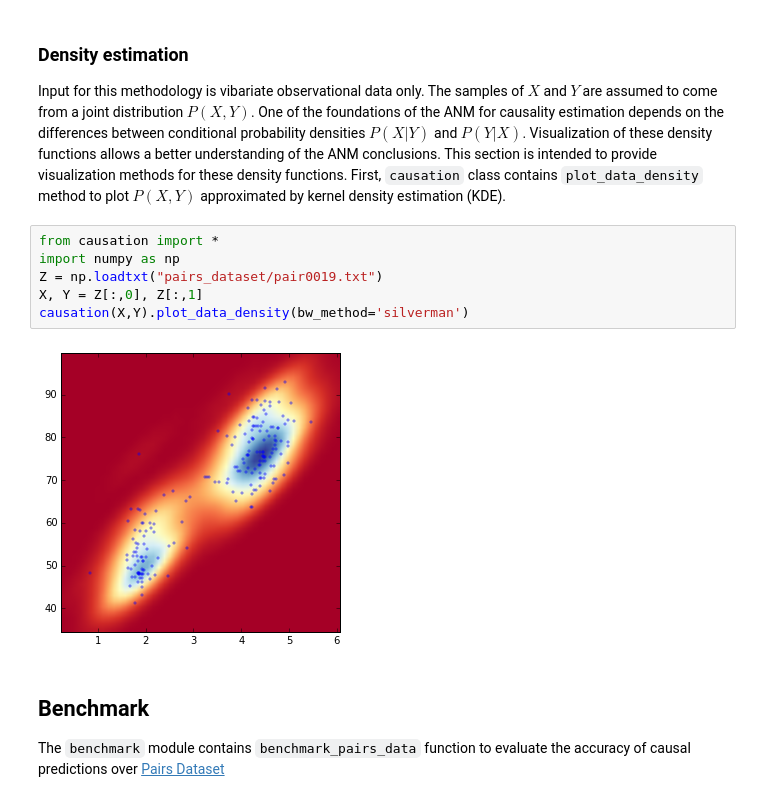
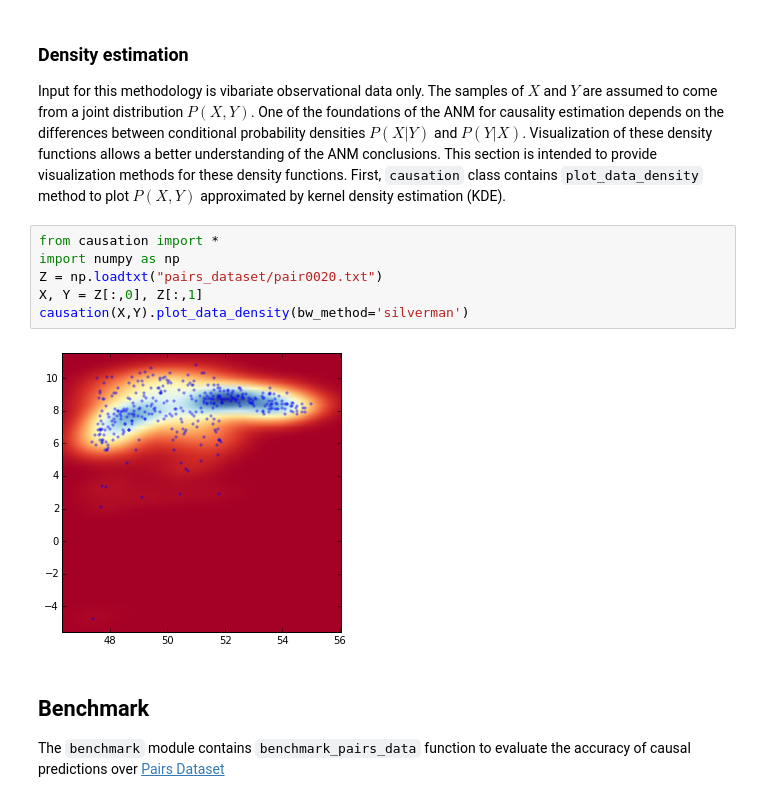
Before and after one commit to Suggestic/causation_engine, a Jupyter notebook: causationnb.ipynb, the cells around one changed output. Saved outputs shown, nothing was run; the diff lists cells and outputs as text.

```diff
--- a/causationnb.ipynb
+++ b/causationnb.ipynb
@@ -92,11 +92,11 @@ First, `causation` class contains `plot_data_density` method to plot $P(X,Y)$ ap
 # %%
 from causation import *
 import numpy as np
-Z = np.loadtxt("pairs_dataset/pair0019.txt")
+Z = np.loadtxt("pairs_dataset/pair0020.txt")
 X, Y = Z[:,0], Z[:,1]
 causation(X,Y).plot_data_density(bw_method='silverman')
 # %% [output]
-[figure, old version]
+[figure, new version]
 # %% [markdown]
 ## Benchmark
 
```
Also changed, not shown: parts of 2 cells of this notebook, 4 other files.
